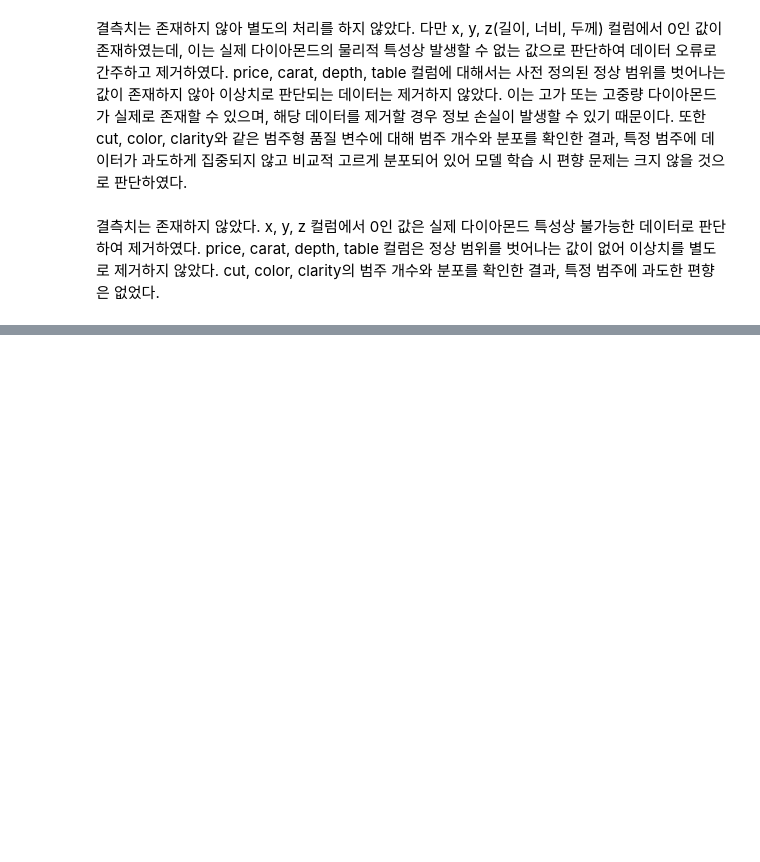
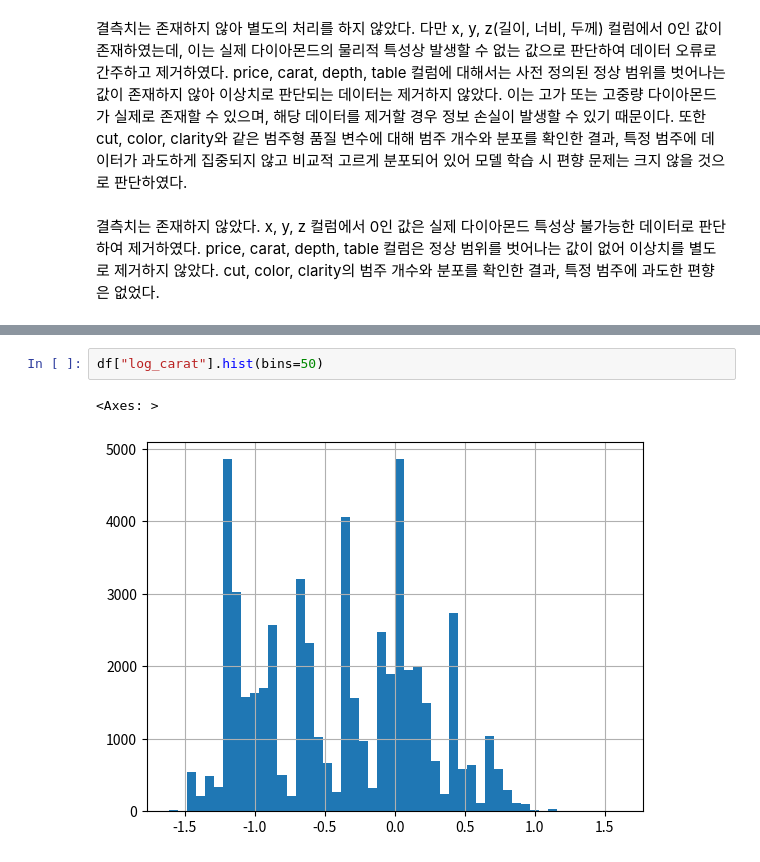
Before and after one commit to jyhong0207-netizen/python-study, a Jupyter notebook: DATA ANALYSIS BASIC/다이아몬드 과제.ipynb, the cells around one changed output, grey strips where cells are left out. Cells and saved outputs as stored; diff of their text form; blank space fills up the shorter version.

```diff
--- a/DATA ANALYSIS BASIC/다이아몬드 과제.ipynb
+++ b/DATA ANALYSIS BASIC/다이아몬드 과제.ipynb
@@ -345,0 +468,5 @@ cut, color, clarity의 범주 개수와 분포를 확인한 결과, 특정 범
+# %%
+df["log_carat"].hist(bins=50)
+# %% [output]
+<Axes: >
+[figure, added]
```
Also changed, not shown: parts of 29 cells of this notebook, 1 other file.
